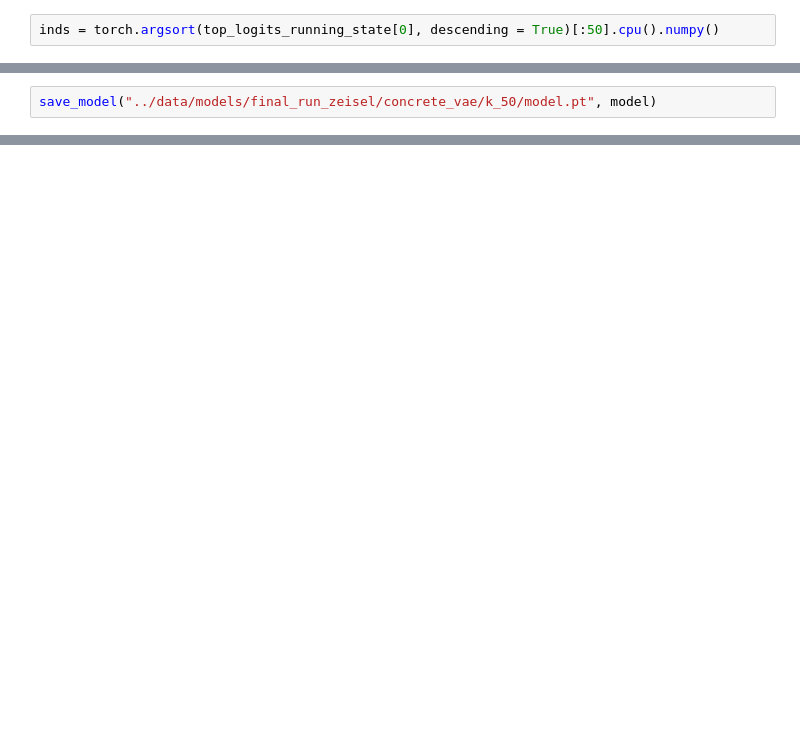
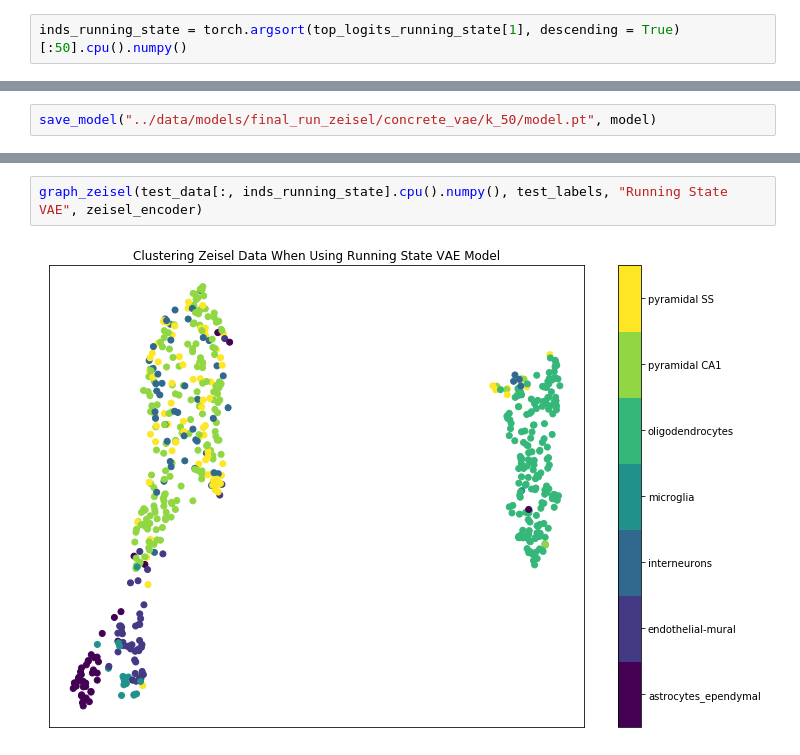
Before and after one commit to beelze-b/Differentiable-Sparse-Subset-Selection, a Jupyter notebook: notebooks/15_Zeizel.ipynb, the cells around one changed output, grey strips where cells are left out. Cells and saved outputs as stored; diff of their text form; blank space fills up the shorter version.

```diff
--- a/notebooks/15_Zeizel.ipynb
+++ b/notebooks/15_Zeizel.ipynb
@@ -191,5 +210,5 @@ tensor([   0,    2,    4,    7,   13,   17,   26,   36,   51,   63,   64,   90,
 # %%
-inds = torch.argsort(top_logits_running_state[0], descending = True)[:50].cpu().numpy()
+inds_running_state = torch.argsort(top_logits_running_state[1], descending = True)[:50].cpu().numpy()
 # %%
 len(labels[0])
 print("HOW TO GET NAME OF FEATURES?")
@@ -247,0 +382,4 @@ save_model("../data/models/final_run_zeisel/concrete_vae/k_50/model.pt", model)
+# %%
+graph_zeisel(test_data[:, inds_running_state].cpu().numpy(), test_labels, "Running State VAE", zeisel_encoder)
+# %% [output]
+[figure, added]
```
Also changed, not shown: parts of 25 cells of this notebook.
